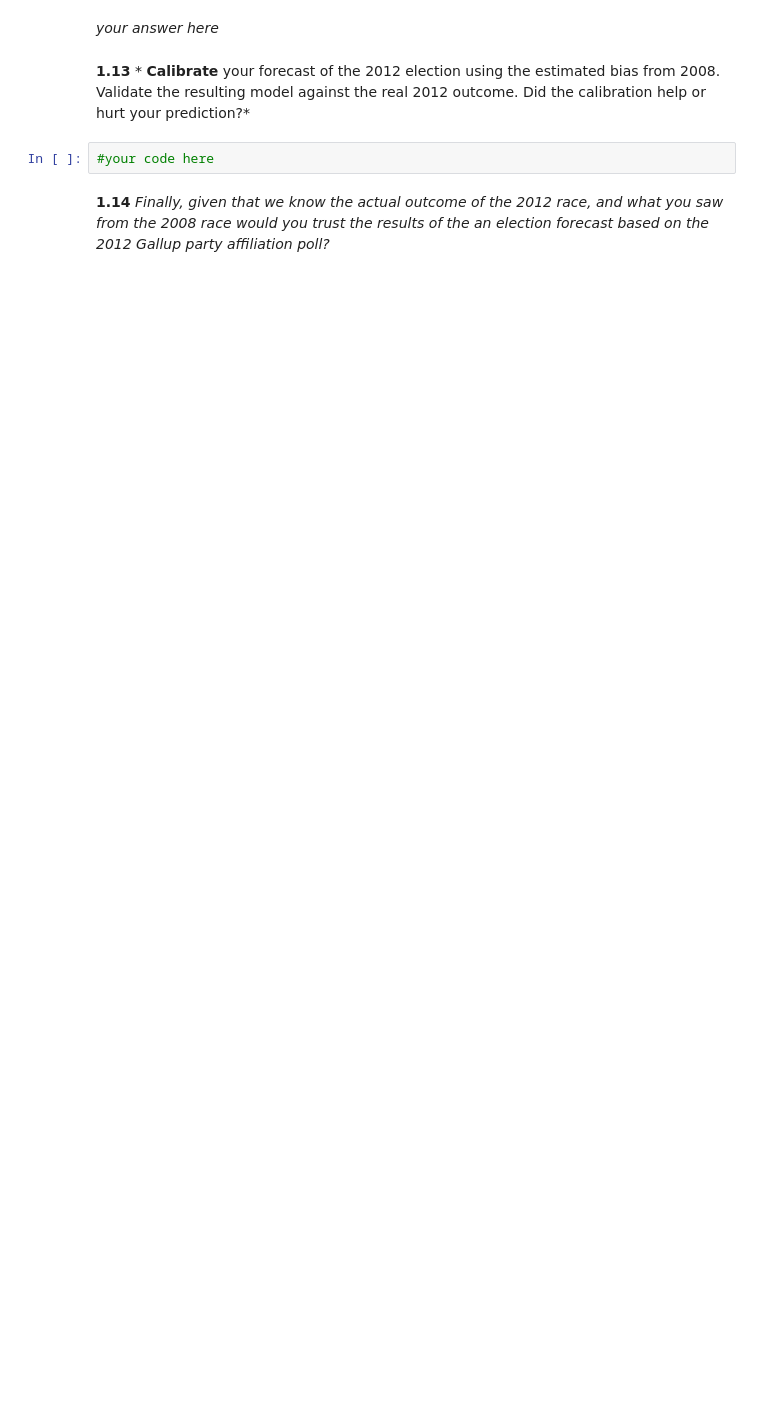
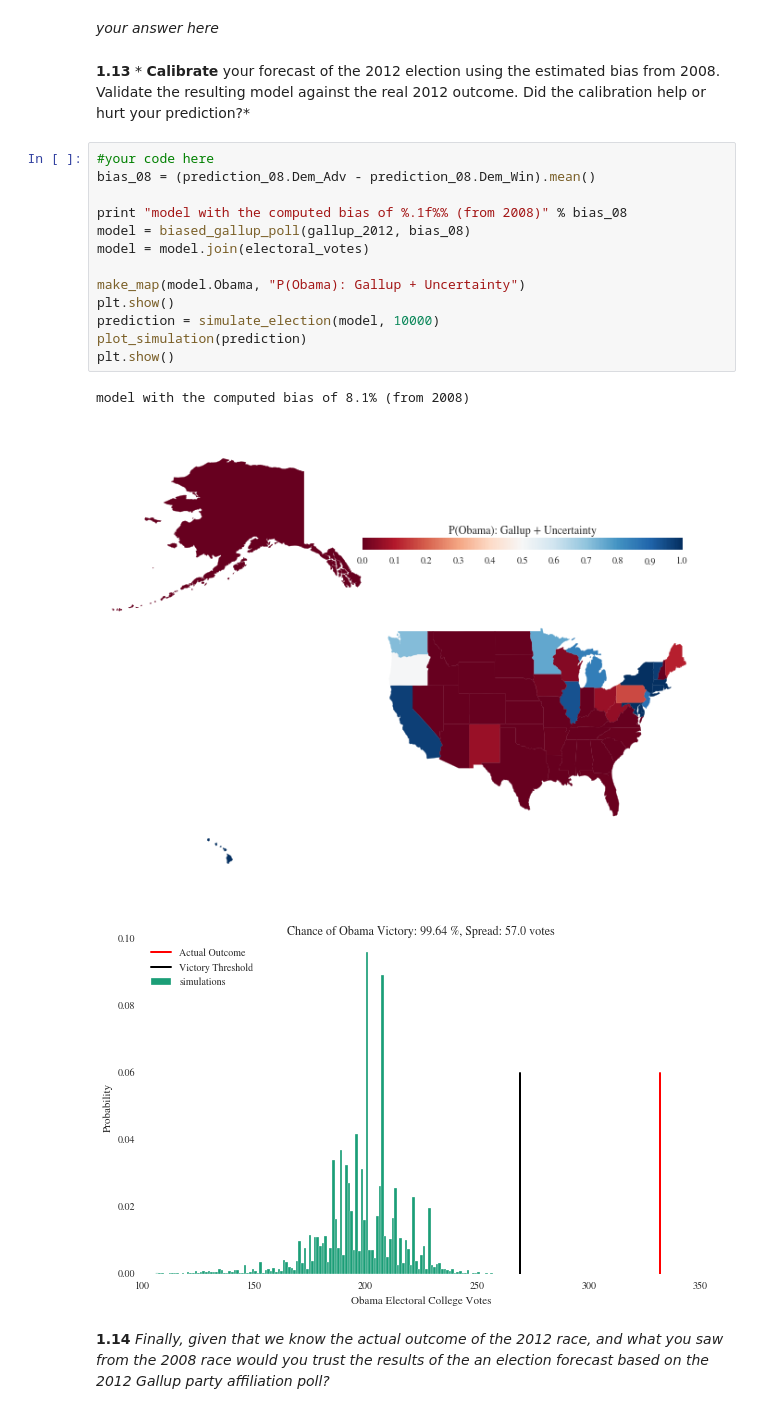
Before and after one commit to imantdaunhawer/content_2013, a Jupyter notebook: HW2.ipynb, the cells around one changed output. Saved outputs shown, nothing was run; the diff lists cells and outputs as text; blank space fills up the shorter version.

```diff
--- a/HW2.ipynb
+++ b/HW2.ipynb
@@ -741,7 +778,22 @@ print (prediction_08.Dem_Adv - prediction_08.Dem_Win).mean()
 *your answer here*
 # %% [markdown]
 **1.13** * **Calibrate** your forecast of the 2012 election using the estimated bias from 2008. Validate the resulting model against the real 2012 outcome. Did the calibration help or hurt your prediction?*
-# %%
-#your code here
+# %%
+#your code here
+bias_08 = (prediction_08.Dem_Adv - prediction_08.Dem_Win).mean()
+
+print "model with the computed bias of %.1f%% (from 2008)" % bias_08
+model = biased_gallup_poll(gallup_2012, bias_08)
+model = model.join(electoral_votes)
+
+make_map(model.Obama, "P(Obama): Gallup + Uncertainty")
+plt.show()
+prediction = simulate_election(model, 10000)
+plot_simulation(prediction)
+plt.show()
+# %% [output]
+model with the computed bias of 8.1% (from 2008)
+[figure, added]
+[figure, added]
 # %% [markdown]
 **1.14** *Finally, given that we know the actual outcome of the 2012 race, and what you saw from the 2008 race would you trust the results of the an election forecast based on the 2012 Gallup party affiliation poll?*
```
Also changed, not shown: parts of 7 cells of this notebook.
